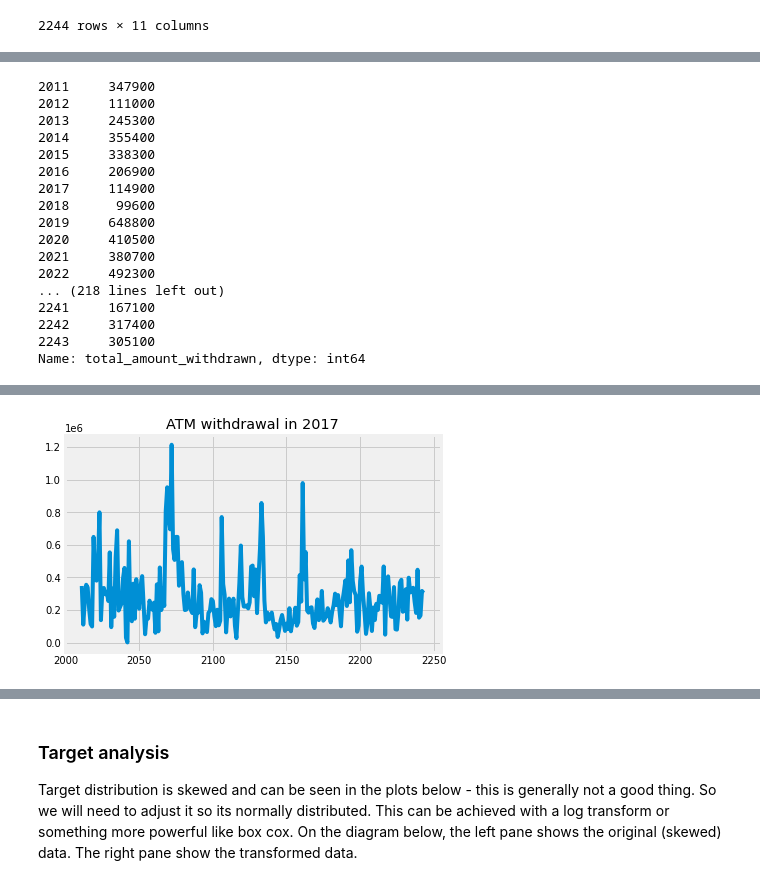
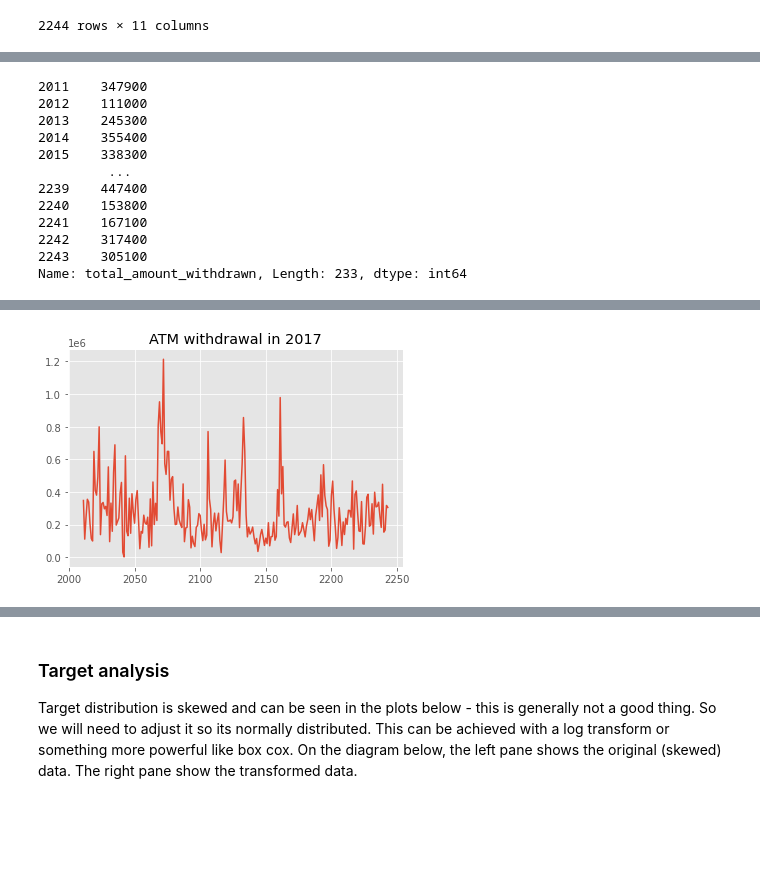
Before and after one commit to saritmaitra/ATM-cash-withdrawal-forecast, a Jupyter notebook: ATM_cash_withdrawal.ipynb, the cells around one changed output, grey strips where cells are left out. Cells and saved outputs as stored; diff of their text form; code cells hidden in the pictures; blank space fills up the shorter version.

```diff
--- a/ATM_cash_withdrawal.ipynb
+++ b/ATM_cash_withdrawal.ipynb
@@ -87,3 +77,6 @@ df
 | 2242 | 11580 | Mount Road ATM | THURSDAY | NH | W | WWH | 6 | ... |
 | 2243 | 11585 | Mount Road ATM | FRIDAY | H | H | WHH | 6 | ... |
 2244 rows × 11 columns
+# %%
+data = df.set_index('trans_year').tail()
+data.tail()
@@ -92,24 +107,20 @@ df[['trans_year', 'total_amount_withdrawn']].tail(365)
 # %%
 df['total_amount_withdrawn'] [2011:]
 # %% [output]
-2011     347900
-2012     111000
-2013     245300
-2014     355400
-2015     338300
-2016     206900
-2017     114900
-2018      99600
-2019     648800
-2020     410500
-2021     380700
-2022     492300
-... (218 lines left out)
-2241     167100
-2242     317400
-2243     305100
-Name: total_amount_withdrawn, dtype: int64
+2011    347900
+2012    111000
+2013    245300
+2014    355400
+2015    338300
+         ...
+2239    447400
+2240    153800
+2241    167100
+2242    317400
+2243    305100
+Name: total_amount_withdrawn, Length: 233, dtype: int64
 # %%
+plt.style.use('ggplot')
 plt.plot(df['total_amount_withdrawn'] [2011:])
 plt.title('ATM withdrawal in 2017')
 plt.show()
@@ -117,4 +132,4 @@ plt.show()
-[figure, old version]
+[figure, new version]
 # %%
 df.info()
 # %% [output]
```
Also changed, not shown: parts of 25 cells of this notebook.
